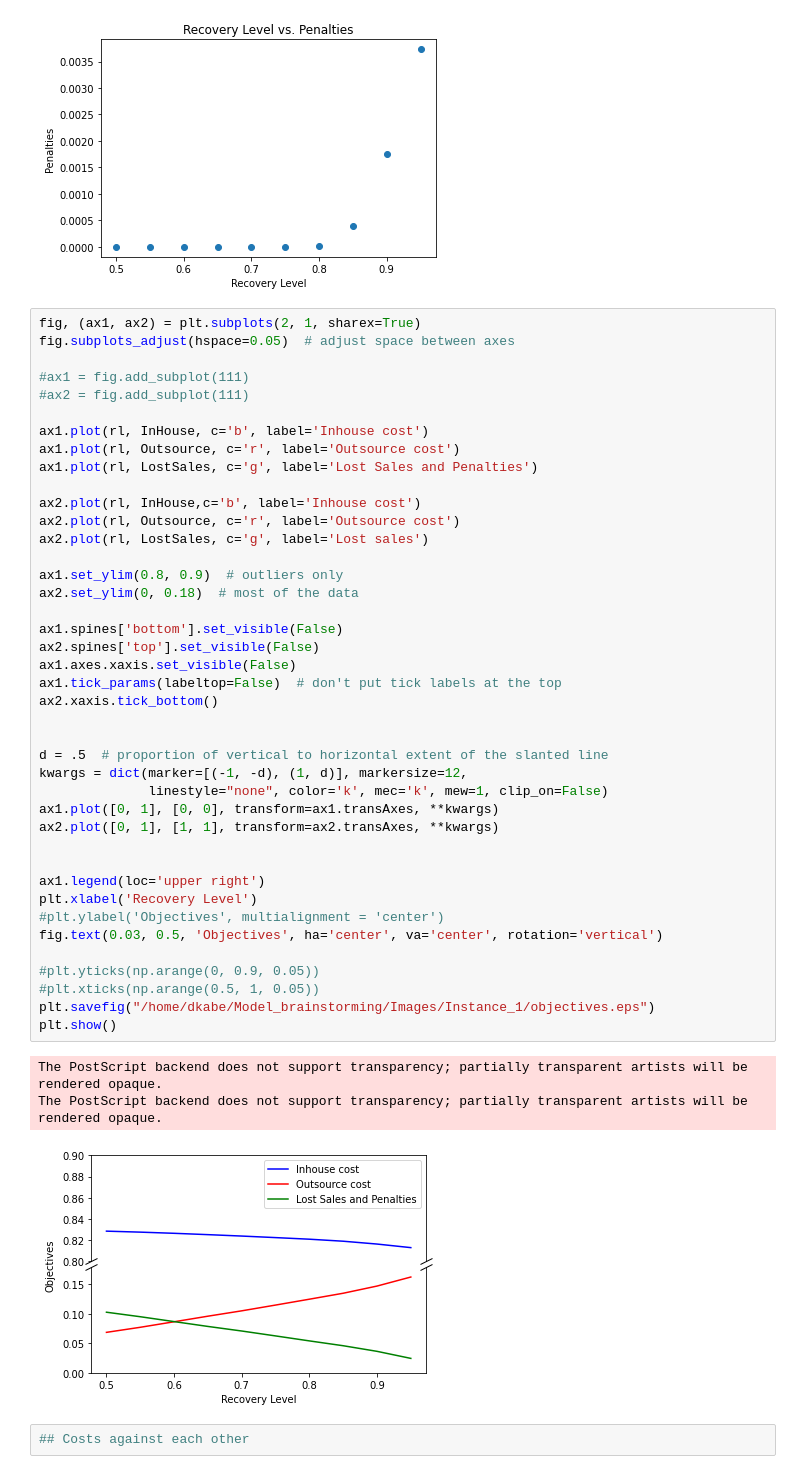
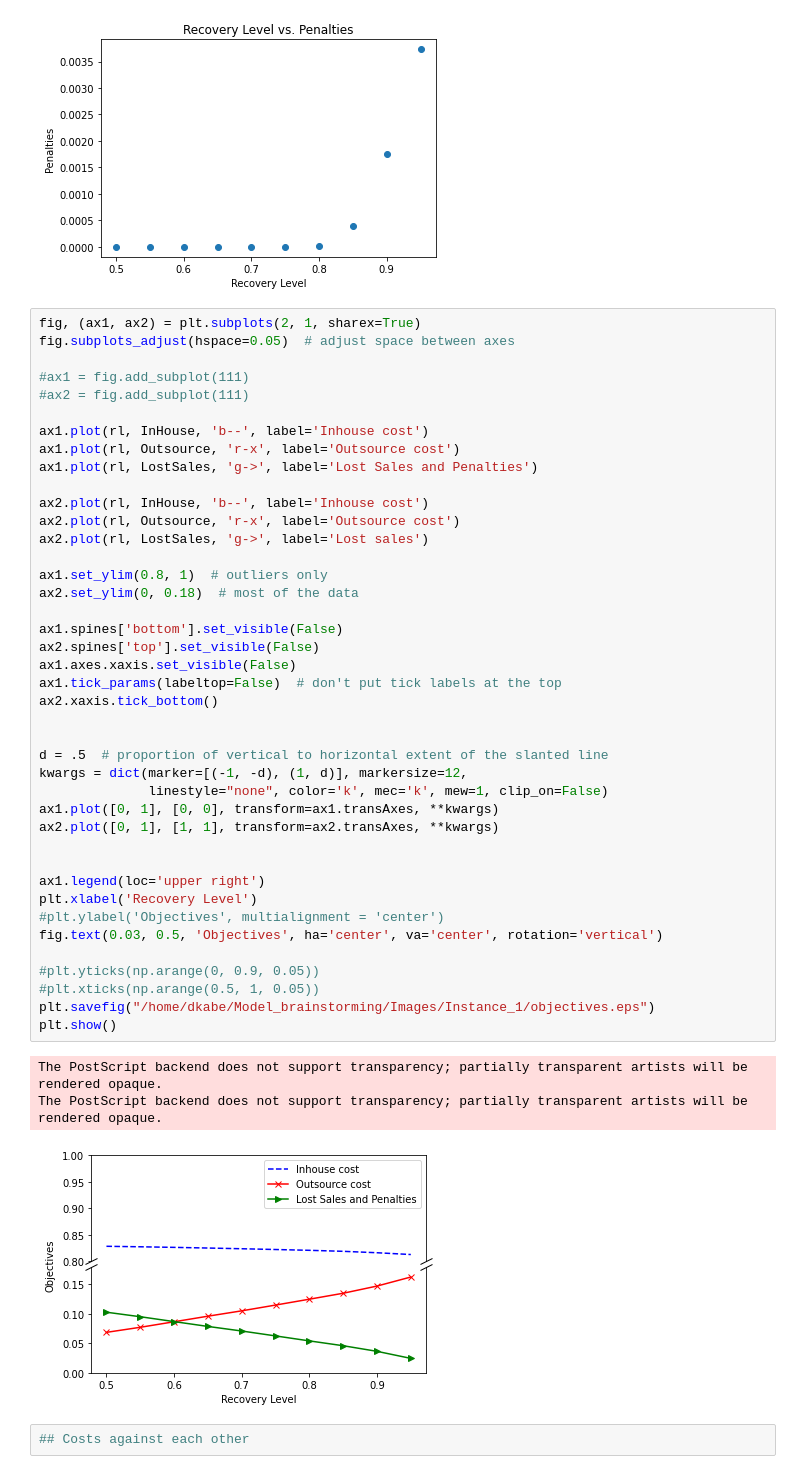
Before and after one commit to dkabe/SC_Resilience, a Jupyter notebook: Notebooks/Visuals.ipynb, the cells around one changed output. Cells and saved outputs as stored; diff of their text form.

```diff
--- a/Notebooks/Visuals.ipynb
+++ b/Notebooks/Visuals.ipynb
@@ -84,44 +84,44 @@ fig.subplots_adjust(hspace=0.05)  # adjust space between axes
 #ax1 = fig.add_subplot(111)
 #ax2 = fig.add_subplot(111)
 
-ax1.plot(rl, InHouse, c='b', label='Inhouse cost')
-ax1.plot(rl, Outsource, c='r', label='Outsource cost')
-ax1.plot(rl, LostSales, c='g', label='Lost Sales and Penalties')
+ax1.plot(rl, InHouse, 'b--', label='Inhouse cost')
+ax1.plot(rl, Outsource, 'r-x', label='Outsource cost')
+ax1.plot(rl, LostSales, 'g->', label='Lost Sales and Penalties')
 
-ax2.plot(rl, InHouse,c='b', label='Inhouse cost')
-ax2.plot(rl, Outsource, c='r', label='Outsource cost')
-ax2.plot(rl, LostSales, c='g', label='Lost sales')
+ax2.plot(rl, InHouse, 'b--', label='Inhouse cost')
+ax2.plot(rl, Outsource, 'r-x', label='Outsource cost')
+ax2.plot(rl, LostSales, 'g->', label='Lost sales')
 
-ax1.set_ylim(0.8, 0.9)  # outliers only
+ax1.set_ylim(0.8, 1)  # outliers only
 ax2.set_ylim(0, 0.18)  # most of the data
 
 ax1.spines['bottom'].set_visible(False)
 ax2.spines['top'].set_visible(False)
 ax1.axes.xaxis.set_visible(False)
 ax1.tick_params(labeltop=False)  # don't put tick labels at the top
 ax2.xaxis.tick_bottom()
 
 
 d = .5  # proportion of vertical to horizontal extent of the slanted line
 kwargs = dict(marker=[(-1, -d), (1, d)], markersize=12,
               linestyle="none", color='k', mec='k', mew=1, clip_on=False)
 ax1.plot([0, 1], [0, 0], transform=ax1.transAxes, **kwargs)
 ax2.plot([0, 1], [1, 1], transform=ax2.transAxes, **kwargs)
 
 
 ax1.legend(loc='upper right')
 plt.xlabel('Recovery Level')
 #plt.ylabel('Objectives', multialignment = 'center')
 fig.text(0.03, 0.5, 'Objectives', ha='center', va='center', rotation='vertical')
 
 #plt.yticks(np.arange(0, 0.9, 0.05))
 #plt.xticks(np.arange(0.5, 1, 0.05))
 plt.savefig("/home/dkabe/Model_brainstorming/Images/Instance_1/objectives.eps")
 plt.show()
 # %% [output]
 The PostScript backend does not support transparency; partially transparent artists will be rendered opaque.
 The PostScript backend does not support transparency; partially transparent artists will be rendered opaque.
-[figure, old version]
+[figure, new version]
 # %%
 ## Costs against each other
 # %%
```
Also changed, not shown: parts of 1 cell of this notebook, 12 other files.
